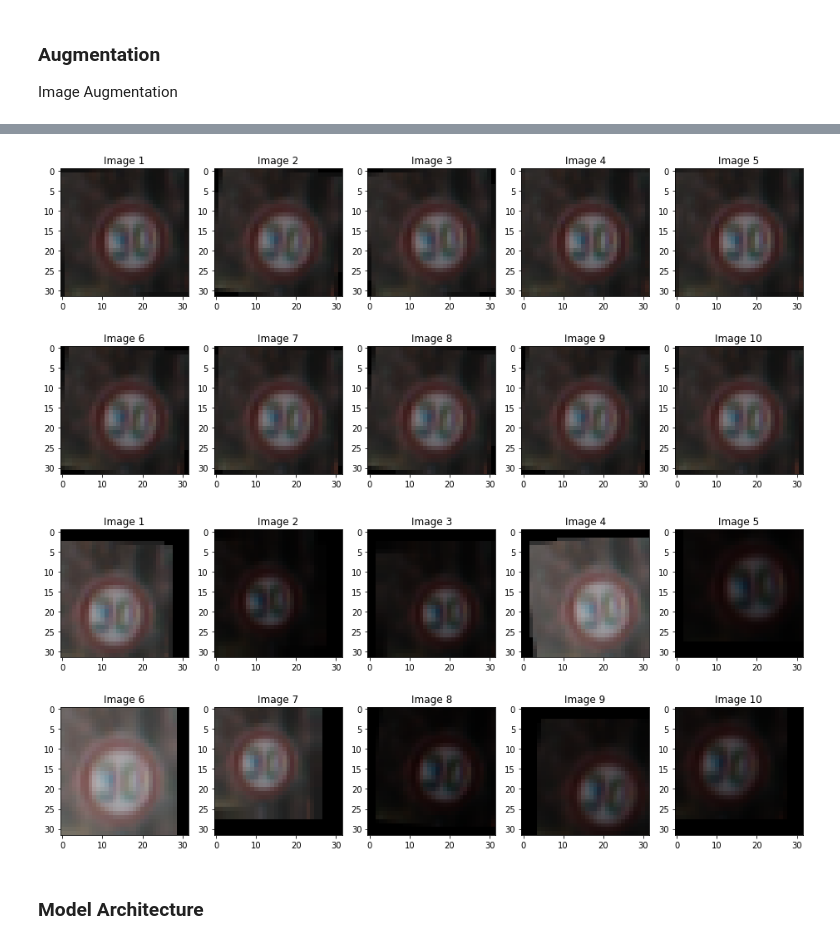
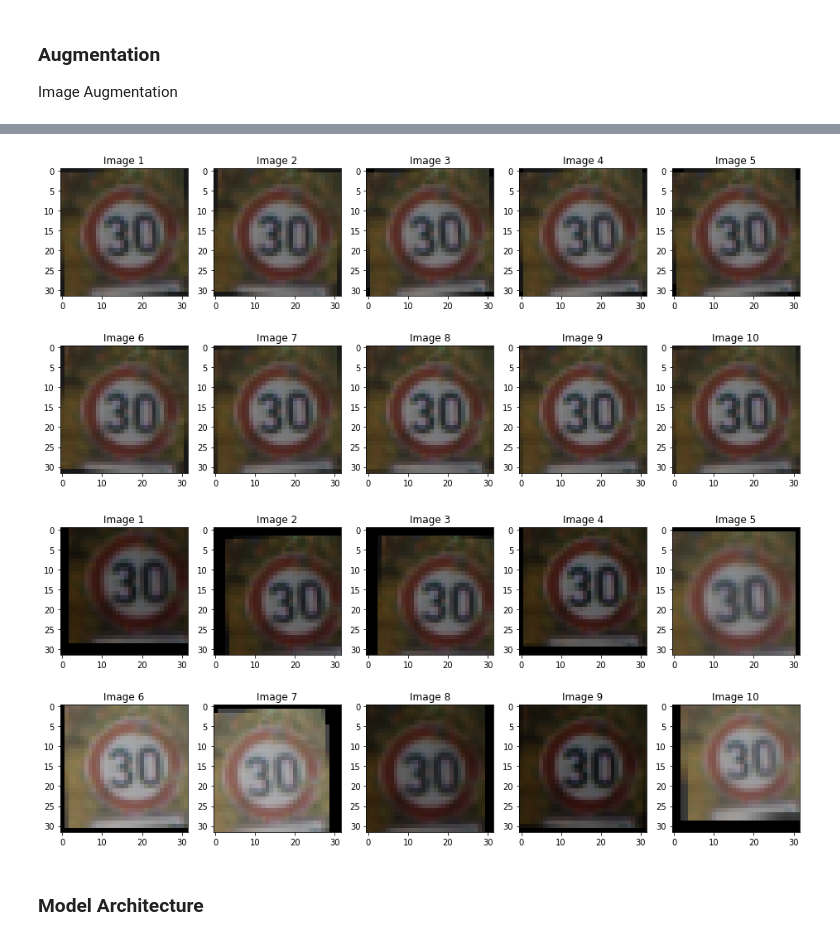
Before and after one commit to mkleung-dev/CarND-Traffic-Sign-Classifier-Project, a Jupyter notebook: Traffic_Sign_Classifier.ipynb, the cells around one changed output, grey strips where cells are left out. Cells and saved outputs as stored; diff of their text form; code cells hidden in the pictures.

```diff
--- a/Traffic_Sign_Classifier.ipynb
+++ b/Traffic_Sign_Classifier.ipynb
@@ -274,11 +270,11 @@ showImageCount = 10
 index = 0
 pltColCount = 5
 loopPerRow = 5
-target = 1
+target = 5
 x_temp1 = x_temp[y_temp == target]
 x_temp1 = x_temp1[0:1]
 x_temp1 = np.tile(x_temp1,(showImageCount,1,1,1))
-x_temp1 = AugmentingImageUsingTranslation(x_temp1, 5, 5)
+x_temp1 = AugmentingImageUsingTranslation(x_temp1, 3, 3)
 fig = plt.figure(figsize=(16, 18 * showImageCount / loopPerRow / pltColCount))
 for i in range(0, showImageCount):
 
@@ -309,7 +305,7 @@ showImageCount = 10
 index = 0
 pltColCount = 5
 loopPerRow = 5
-target = 1
+target = 14
 x_temp1 = x_temp[y_temp == target]
 x_temp1 = x_temp1[0:1]
 x_temp1 = np.tile(x_temp1,(showImageCount,1,1,1))
@@ -366,7 +362,7 @@ target = 1
 x_temp1 = x_temp[y_temp == target]
 x_temp1 = x_temp1[0:1]
 x_temp1 = np.tile(x_temp1,(showImageCount,1,1,1))
-x_temp1 = AugmentingImageUsingScale(x_temp1, 0.2)
+x_temp1 = AugmentingImageUsingScale(x_temp1, 0.1)
 fig = plt.figure(figsize=(16, 18 * showImageCount / loopPerRow / pltColCount))
 for i in range(0, showImageCount):
 
@@ -401,7 +397,7 @@ target = 1
 x_temp1 = x_temp[y_temp == target]
 x_temp1 = x_temp1[0:1]
 x_temp1 = np.tile(x_temp1,(showImageCount,1,1,1))
-x_temp1 = AugmentingImageUsingRotate(x_temp1, 10)
+x_temp1 = AugmentingImageUsingRotate(x_temp1, 5)
 fig = plt.figure(figsize=(16, 18 * showImageCount / loopPerRow / pltColCount))
 for i in range(0, showImageCount):
 
@@ -413,32 +409,32 @@ for i in range(0, showImageCount):
     index = index + 1
 plt.show()
 # %% [output]
-[figure, old version]
+[figure, new version]
 # %%
 showImageCount = 10
 index = 0
 pltColCount = 5
 loopPerRow = 5
 target = 1
 x_temp1 = x_temp[y_temp == target]
 x_temp1 = x_temp1[0:1]
 x_temp1 = np.tile(x_temp1,(showImageCount,1,1,1))
 x_temp1 = AugmentingImageUsingGamma(x_temp1, 0.5, 2)
-x_temp1 = AugmentingImageUsingRotate(x_temp1, 10)
-x_temp1 = AugmentingImageUsingScale(x_temp1, 0.2)
-x_temp1 = AugmentingImageUsingTranslation(x_temp1, 5, 5)
+x_temp1 = AugmentingImageUsingRotate(x_temp1, 5)
+x_temp1 = AugmentingImageUsingScale(x_temp1, 0.1)
+x_temp1 = AugmentingImageUsingTranslation(x_temp1, 3, 3)
 fig = plt.figure(figsize=(16, 18 * showImageCount / loopPerRow / pltColCount))
 for i in range(0, showImageCount):
 
     temp = 1
     fig.add_subplot(showImageCount // loopPerRow, pltColCount, index * pltColCount // loopPerRow + temp)
     plt.imshow(x_temp1[index])
     plt.title('Image {}'.format(index + 1))
 
     index = index + 1
 plt.show()
 # %% [output]
-[figure, old version]
+[figure, new version]
 # %% [markdown]
 ### Model Architecture
 # %%
```
Also changed, not shown: parts of 15 cells of this notebook.
